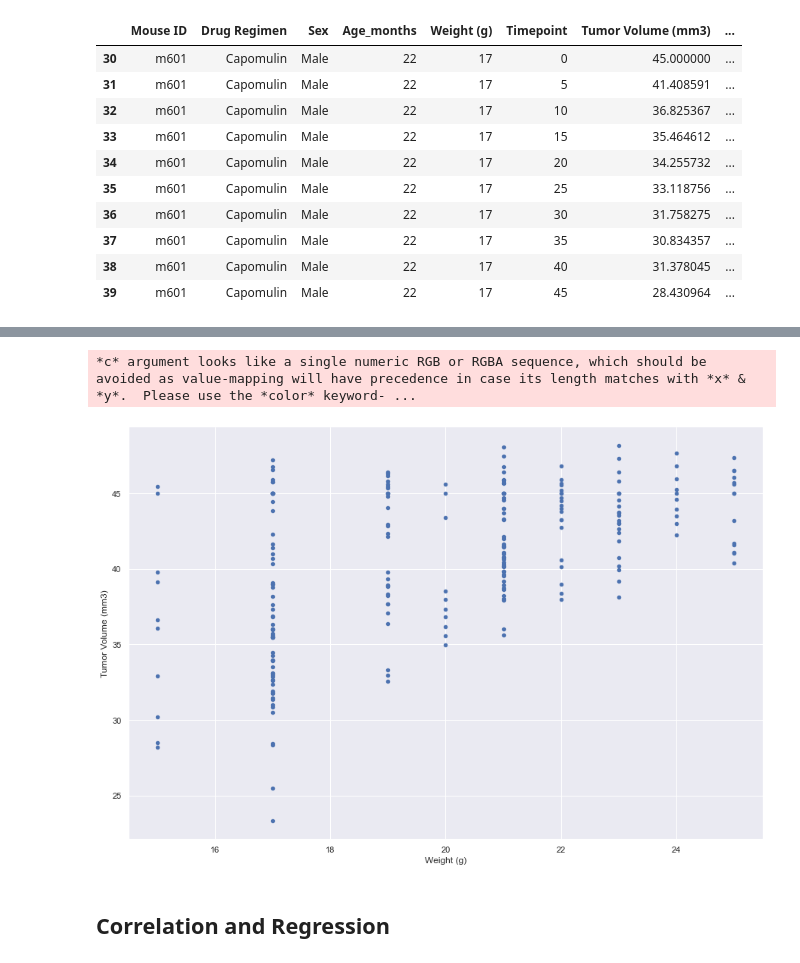
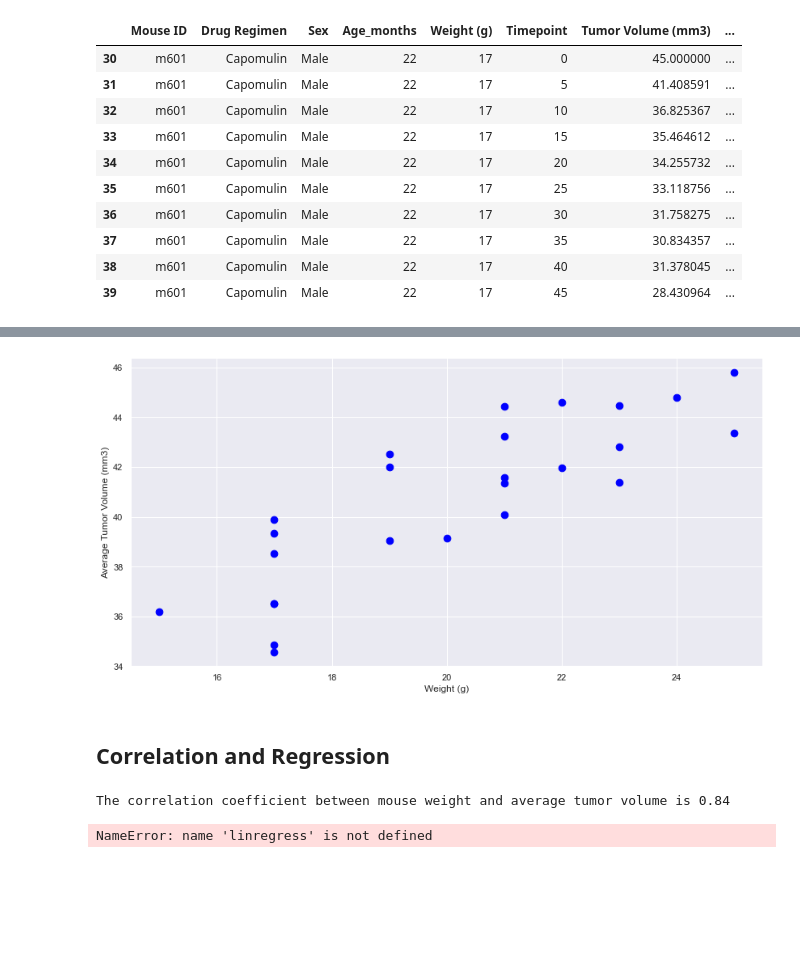
Before and after one commit to lstredler/MatPlotLib-challenge, a Jupyter notebook: pymaceuticals_final.ipynb, the cells around one changed output, grey strips where cells are left out. Cells and saved outputs as stored; diff of their text form; code cells hidden in the pictures; blank space fills up the shorter version.

Commit message:
r value

```diff
--- a/pymaceuticals_final.ipynb
+++ b/pymaceuticals_final.ipynb
@@ -448,7 +397,17 @@ weight_tumor_group
-# %%
-capomulin_scatter = weight_tumor.plot.scatter(x='Weight (g)', y='Tumor Volume (mm3)', grid = True, figsize=(15,10));
-# %% [output]
-*c* argument looks like a single numeric RGB or RGBA sequence, which should be avoided as value-mapping will have precedence in case its length matches with *x* & *y*.  Please use the *color* keyword- ...
-[figure, removed]
+# %%
+# Generate a scatter plot depicting mouse weight versus average tumor volume for the Capomulin regimen
+
+capomulin= mouse_meta_study_df.loc[mouse_meta_study_df["Drug Regimen"].isin(["Capomulin"])]
+weight_tumor= capomulin.loc[:,["Mouse ID", "Weight (g)", "Tumor Volume (mm3)"]]
+weight_tumor_group = weight_tumor.groupby(["Mouse ID"]).mean(["Tumor Volume (mm3)"])
+
+#change name of Tumor Volume to average for graph
+avg_volume = weight_tumor_group.rename(columns={"Tumor Volume (mm3)" : "Average Tumor Volume (mm3)"})
+
+#Plot Scatter Plot for Weight (g) vs Average Tumor Vol.
+
+avg_volume.plot.scatter(x= "Weight (g)", y= "Average Tumor Volume (mm3)", s=75, color="blue");
+# %% [output]
+[figure, added]
 # %% [markdown]
 ## Correlation and Regression
@@ -458,0 +414,25 @@ capomulin_scatter = weight_tumor.plot.scatter(x='Weight (g)', y='Tumor Volume (m
+# %%
+weight = avg_volume.iloc[:,0]
+tumor = avg_volume.iloc[:,1]
+correlation = st.pearsonr(weight, tumor)
+
+print(f"The correlation coefficient between mouse weight and average tumor volume is {round(correlation[0],2)}")
+# %% [output]
+The correlation coefficient between mouse weight and average tumor volume is 0.84
+# %%
+#Calculate the linear regression model for mouse weight versus average tumor volume
+#The linear regression model has been plotted depicting moue weight verus average tumor volume
+
+x_values = avg_volume.iloc[:,0]
+y_values = avg_volume.iloc[:,1]
+(slope, intercept, rvalue, pvalue, stderr) = linregress(x_values, y_values)
+regress_values = x_values * slope + intercept
+line_eq = "y = " + str(round(slope,2)) + "x + " + str(round(intercept,2))
+plt.scatter(x_values,y_values)
+plt.plot(x_values,regress_values,"r-")
+plt.annotate(line_eq,(6,10),fontsize=15,color="red")
+plt.xlabel('Rooms in House')
+plt.ylabel('Median House Prices ($1000)')
+plt.show()
+# %% [output]
+NameError: name 'linregress' is not defined
```
Also changed, not shown: parts of 9 cells of this notebook, 1 other file.
